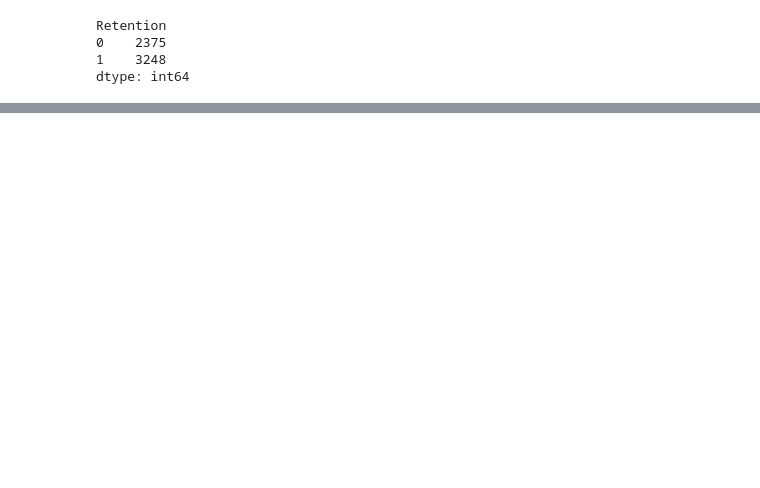
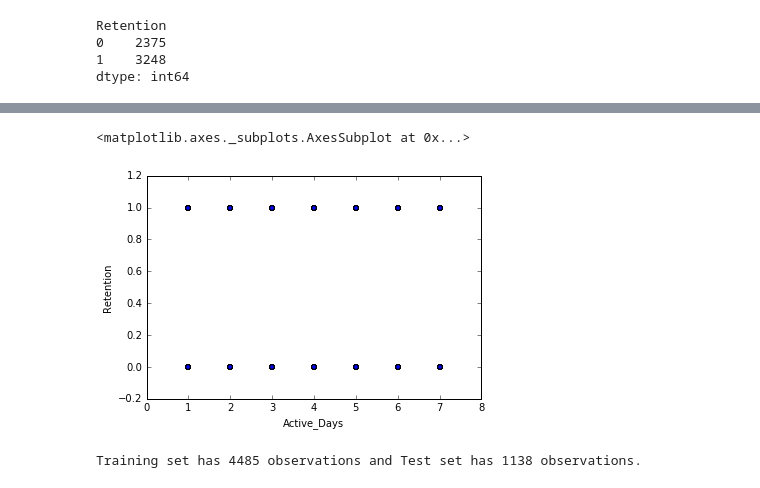
Before and after one commit to ashishtrehan/notebooks, a Jupyter notebook: Retention.ipynb, the cells around one changed output, grey strips where cells are left out. Cells and saved outputs as stored; diff of their text form; code cells hidden in the pictures; blank space fills up the shorter version.

```diff
--- a/Retention.ipynb
+++ b/Retention.ipynb
@@ -27,3 +44,15 @@ dtype: int64
+# %%
+df.plot(kind='scatter',x='Active_Days',y='Retention')
+# %% [output]
+<matplotlib.axes._subplots.AxesSubplot at 0x...>
+[figure, added]
+# %%
+msk = np.random.rand(len(df)) < 0.8
+df_train=df[msk]
+df_test=df[~msk]
+print "Training set has {0} observations and Test set has {1} observations.".format(len(df_train),len(df_test))
+# %% [output]
+Training set has 4485 observations and Test set has 1138 observations.
 # %%
 df=df.drop(['Unnamed: 0'], axis=1)
 # %%
```
Also changed, not shown: parts of 14 cells of this notebook, 4 other files.
